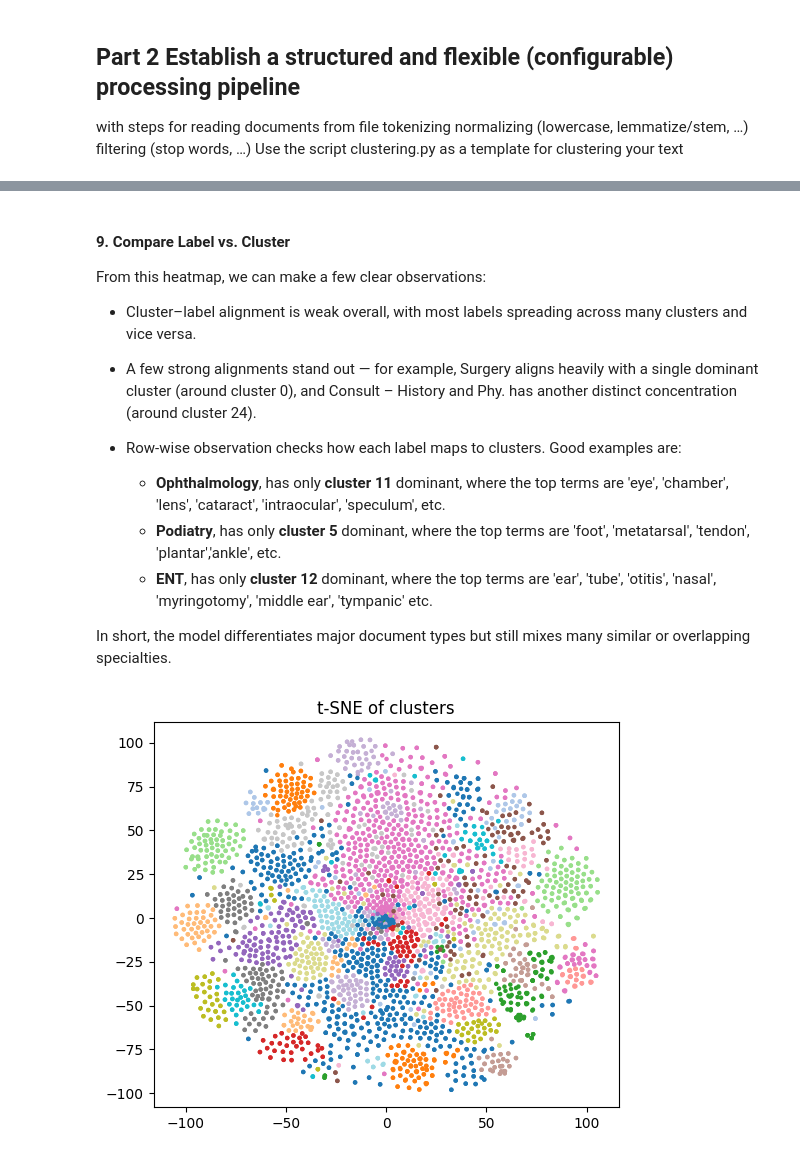
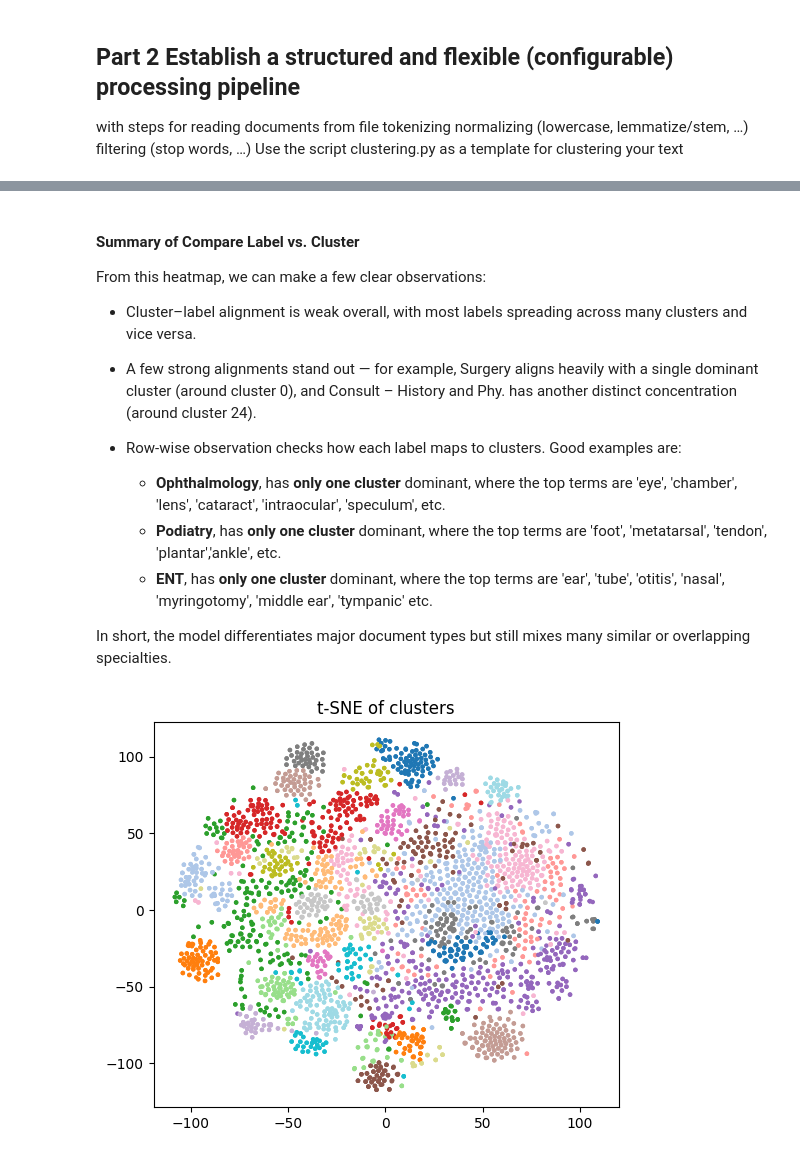
Before and after one commit to CarlaMalo/MedNLP-Multitask, a Jupyter notebook: Task_1.ipynb, the cells around one changed output, grey strips where cells are left out. Drawn from its saved outputs; the diff is of its cells as text; code cells hidden in the pictures.

```diff
--- a/Task_1.ipynb
+++ b/Task_1.ipynb
@@ -36,7 +36,7 @@ def load_medical_dataset(dataset_name="argilla/medical-domain", split='train'):
         print(f"Error loading dataset: {e}")
         return None
 # %%
-df = load_medical_dataset()
+dataset = load_medical_dataset()
 # %% [output]
 Dataset loaded successfully!
 Available splits: ['train']
@@ -277,8 +411,5 @@ Use the script clustering.py as a template for clustering your text
 # %%
-# from utils.task1_utils import   plot_crosstab, plot_cluster_sizes, top_terms_per_cluster, plot_two_metrics
-from preprocessing import preprocess_text
-from sklearn.feature_extraction.text import TfidfVectorizer
-from sklearn.cluster import KMeans
-from sklearn.metrics import ( silhouette_score,
-                              homogeneity_completeness_v_measure,
-                              adjusted_rand_score, )
+# Load custom stopwords from CSV
+from utils.preprocessing_enhanced import load_stopwords
+STOPWORD_PATH = "./Task1/utils_files/custom_stopwords.csv"
+CUSTOM_STOPWORDS = load_stopwords(STOPWORD_PATH)
@@ -351,8 +494,18 @@ df["text_full"] = df["text"].apply(lambda t: preprocess_text(t, **CONFIG_FULL))
 from sklearn.feature_extraction.text import TfidfVectorizer
 
 def tfidf_vectorize(series):
-    vec = TfidfVectorizer(stop_words="english", ngram_range=(1,2), min_df=2)
-    X = vec.fit_transform(series)
+    tqdm.pandas(desc="Vectorizing TF-IDF")
+
+    vec = TfidfVectorizer(
+        max_features=10000,
+        ngram_range=(1,2),
+        min_df=2,
+    )
+
+    # Convert into list via tqdm
+    text_list = list(tqdm(series, desc="Reading text for TF-IDF"))
+
+    X = vec.fit_transform(text_list)
     return X, vec
 
 X_none,  vec_none  = tfidf_vectorize(df["text_none"])
@@ -466,3 +615,8 @@ plot_metric(results_all, "silhouette")
+# %%
+# Select manually the best
+X_best = X_med2
+vec_best = vec_med2
+res_best=res_med2
 # %%
 # -------------------------------------
 # 7. Top terms per cluster
@@ -528,5 +680,5 @@ plot_crosstab(df.rename(columns={"cluster_full": "cluster"}))
 # %% [markdown]
-#### **9. Compare Label vs. Cluster**
+#### **Summary of Compare Label vs. Cluster**
 
 From this heatmap, we can make a few clear observations:
 
@@ -535,17 +687,17 @@ From this heatmap, we can make a few clear observations:
 - A few strong alignments stand out — for example, Surgery aligns heavily with a single dominant cluster (around cluster 0), and Consult – History and Phy. has another distinct concentration (around cluster 24).
 
 - Row-wise observation checks how each label maps to clusters. Good examples are:
-    -  **Ophthalmology**, has only **cluster 11** dominant, where the top terms are 'eye', 'chamber', 'lens', 'cataract', 'intraocular', 'speculum', etc.
-    -  **Podiatry**, has only **cluster 5** dominant, where the top terms are 'foot', 'metatarsal', 'tendon', 'plantar','ankle', etc.
-    -  **ENT**, has only **cluster 12** dominant, where the top terms are 'ear', 'tube', 'otitis', 'nasal', 'myringotomy', 'middle ear', 'tympanic' etc.
+    -  **Ophthalmology**, has **only one cluster** dominant, where the top terms are 'eye', 'chamber', 'lens', 'cataract', 'intraocular', 'speculum', etc.
+    -  **Podiatry**, has **only one cluster** dominant, where the top terms are 'foot', 'metatarsal', 'tendon', 'plantar','ankle', etc.
+    -  **ENT**, has **only one cluster** dominant, where the top terms are 'ear', 'tube', 'otitis', 'nasal', 'myringotomy', 'middle ear', 'tympanic' etc.
 
 In short, the model differentiates major document types but still mixes many similar or overlapping specialties.
 # %%
 # -------------------------------------
 # 10. t-SNE visualization
 # -------------------------------------
-from utils import plot_tsne
-plot_tsne(X_med2, df["cluster"])
+from utils.task1_utils import plot_tsne
+plot_tsne(X_best, df["cluster"])
 # %% [output]
-[figure, old version]
+[figure, new version]
 # %% [markdown]
```
Also changed, not shown: parts of 64 cells of this notebook, 6 other files.
